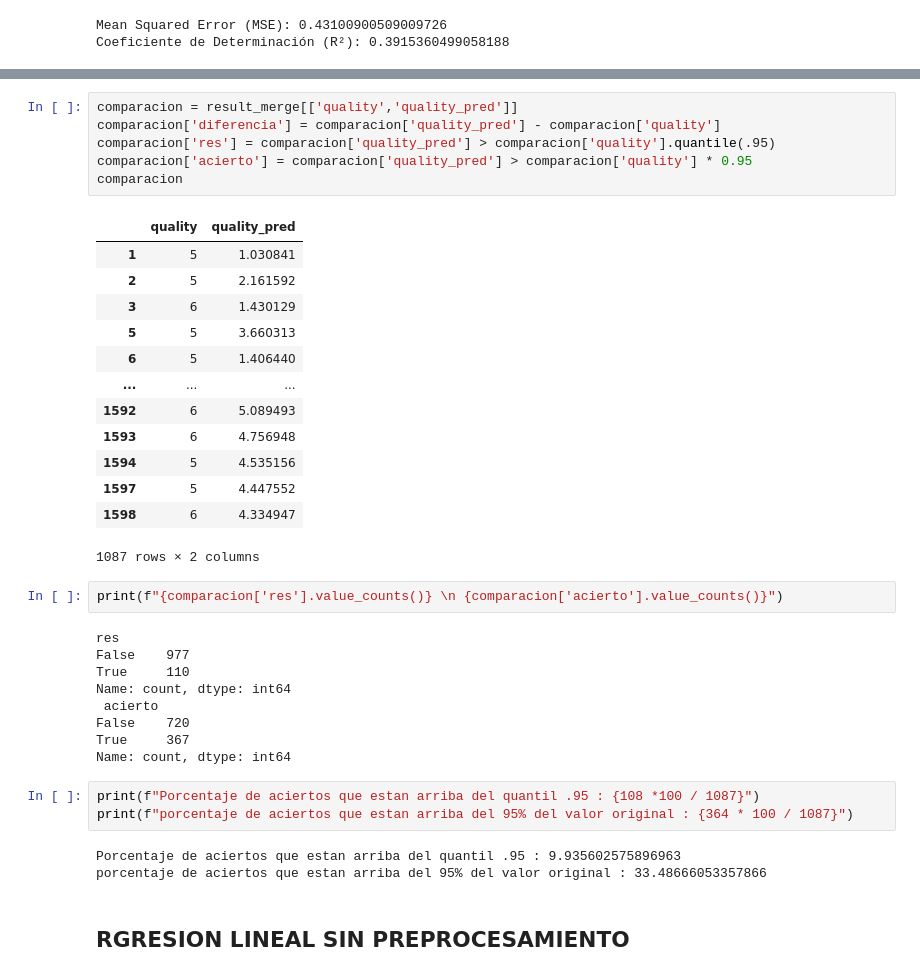
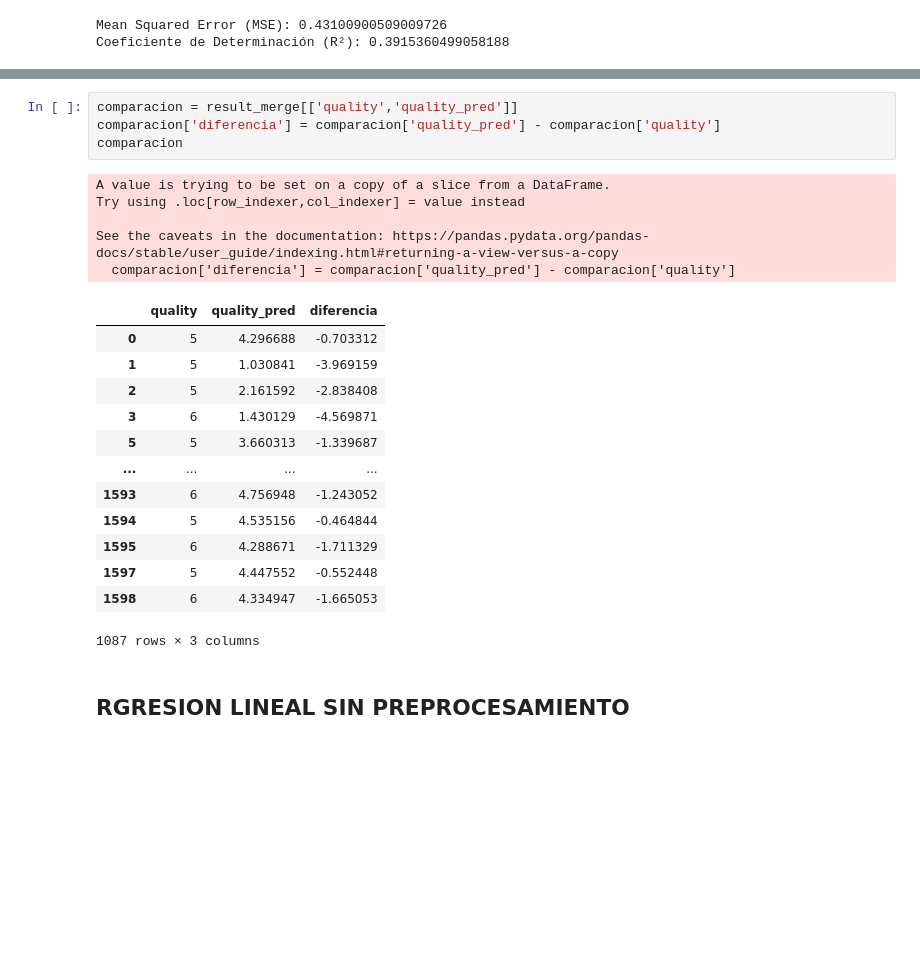
Before and after one commit to JGIOVANNIE/Cancer_reg_lineal, a Jupyter notebook: red-wine-quality.ipynb, the cells around one changed output, grey strips where cells are left out. Drawn from its saved outputs; the diff is of its cells as text; blank space fills up the shorter version.

```diff
--- a/red-wine-quality.ipynb
+++ b/red-wine-quality.ipynb
@@ -242,40 +270,26 @@ result_merge
 # %%
 comparacion = result_merge[['quality','quality_pred']]
 comparacion['diferencia'] = comparacion['quality_pred'] - comparacion['quality']
-comparacion['res'] = comparacion['quality_pred'] > comparacion['quality'].quantile(.95)
-comparacion['acierto'] = comparacion['quality_pred'] > comparacion['quality'] * 0.95
 comparacion
 # %% [output]
+A value is trying to be set on a copy of a slice from a DataFrame.
+Try using .loc[row_indexer,col_indexer] = value instead
+
+See the caveats in the documentation: https://pandas.pydata.org/pandas-docs/stable/user_guide/indexing.html#returning-a-view-versus-a-copy
+  comparacion['diferencia'] = comparacion['quality_pred'] - comparacion['quality']
-|  | quality | quality_pred |
-| 1 | 5 | 1.030841 |
-| 2 | 5 | 2.161592 |
-| 3 | 6 | 1.430129 |
-| 5 | 5 | 3.660313 |
-| 6 | 5 | 1.406440 |
-| ... | ... | ... |
-| 1592 | 6 | 5.089493 |
-| 1593 | 6 | 4.756948 |
-| 1594 | 5 | 4.535156 |
-| 1597 | 5 | 4.447552 |
-| 1598 | 6 | 4.334947 |
+|  | quality | quality_pred | diferencia |
+| 0 | 5 | 4.296688 | -0.703312 |
+| 1 | 5 | 1.030841 | -3.969159 |
+| 2 | 5 | 2.161592 | -2.838408 |
+| 3 | 6 | 1.430129 | -4.569871 |
+| 5 | 5 | 3.660313 | -1.339687 |
+| ... | ... | ... | ... |
+| 1593 | 6 | 4.756948 | -1.243052 |
+| 1594 | 5 | 4.535156 | -0.464844 |
+| 1595 | 6 | 4.288671 | -1.711329 |
+| 1597 | 5 | 4.447552 | -0.552448 |
+| 1598 | 6 | 4.334947 | -1.665053 |
-1087 rows × 2 columns
+1087 rows × 3 columns
-# %%
-print(f"{comparacion['res'].value_counts()} \n {comparacion['acierto'].value_counts()}")
-# %% [output]
-res
-False    977
-True     110
-Name: count, dtype: int64
- acierto
-False    720
-True     367
-Name: count, dtype: int64
-# %%
-print(f"Porcentaje de aciertos que estan arriba del quantil .95 : {108 *100 / 1087}")
-print(f"porcentaje de aciertos que estan arriba del 95% del valor original : {364 * 100 / 1087}")
-# %% [output]
-Porcentaje de aciertos que estan arriba del quantil .95 : 9.935602575896963
-porcentaje de aciertos que estan arriba del 95% del valor original : 33.48666053357866
 # %% [markdown]
 ## RGRESION LINEAL SIN PREPROCESAMIENTO
 # %%
```
Also changed, not shown: parts of 15 cells of this notebook, 1 other file.
